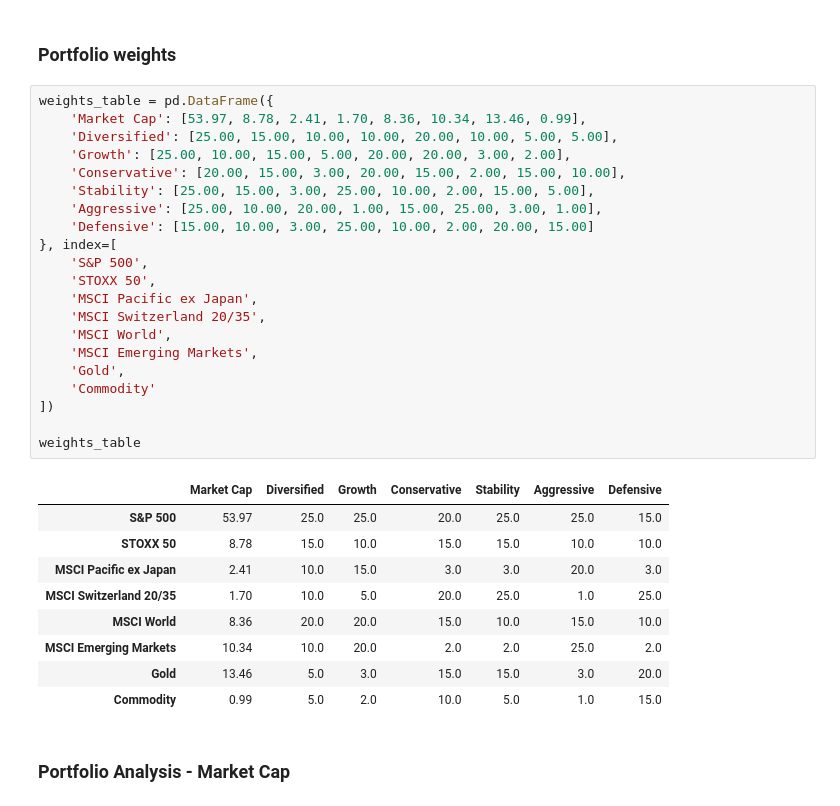
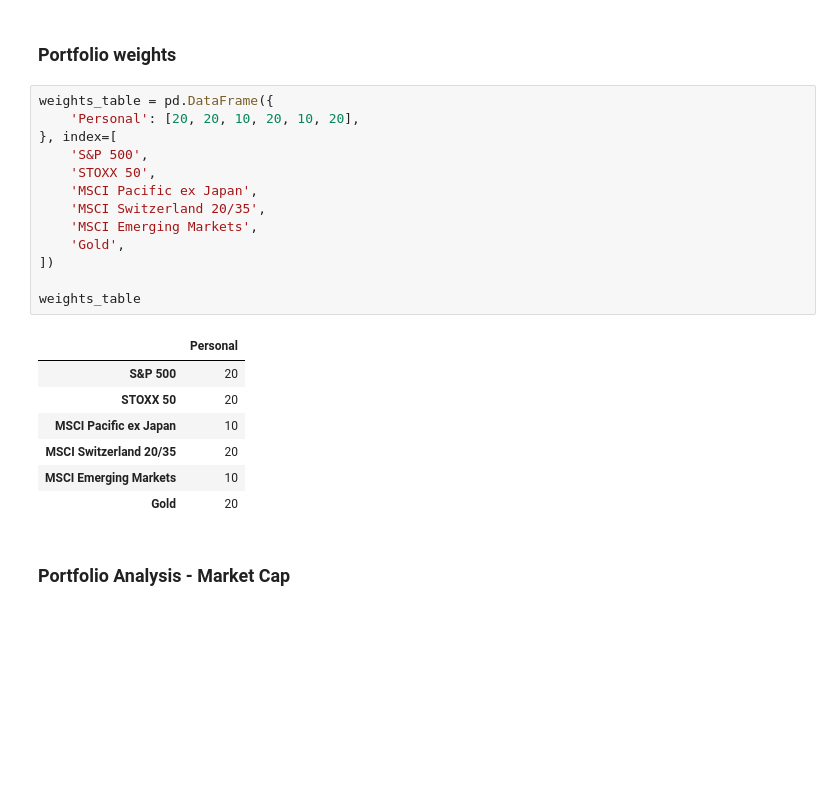
Before and after one commit to QuantDreamGit/ETF, a Jupyter notebook: Research/component_analysis/component_analysis.ipynb, the cells around one changed output. Drawn from its saved outputs; the diff is of its cells as text; blank space fills up the shorter version.

```diff
--- a/Research/component_analysis/component_analysis.ipynb
+++ b/Research/component_analysis/component_analysis.ipynb
@@ -121,36 +124,26 @@ fees
 # %% [markdown]
 ### Portfolio weights
-# %%
-weights_table = pd.DataFrame({
-    'Market Cap': [53.97, 8.78, 2.41, 1.70, 8.36, 10.34, 13.46, 0.99],
-    'Diversified': [25.00, 15.00, 10.00, 10.00, 20.00, 10.00, 5.00, 5.00],
-    'Growth': [25.00, 10.00, 15.00, 5.00, 20.00, 20.00, 3.00, 2.00],
-    'Conservative': [20.00, 15.00, 3.00, 20.00, 15.00, 2.00, 15.00, 10.00],
-    'Stability': [25.00, 15.00, 3.00, 25.00, 10.00, 2.00, 15.00, 5.00],
-    'Aggressive': [25.00, 10.00, 20.00, 1.00, 15.00, 25.00, 3.00, 1.00],
-    'Defensive': [15.00, 10.00, 3.00, 25.00, 10.00, 2.00, 20.00, 15.00]
-}, index=[
-    'S&P 500',
-    'STOXX 50',
-    'MSCI Pacific ex Japan',
-    'MSCI Switzerland 20/35',
-    'MSCI World',
-    'MSCI Emerging Markets',
-    'Gold',
-    'Commodity'
-])
-
-weights_table
-# %% [output]
-|  | Market Cap | Diversified | Growth | Conservative | Stability | Aggressive | Defensive |
-| S&P 500 | 53.97 | 25.0 | 25.0 | 20.0 | 25.0 | 25.0 | 15.0 |
-| STOXX 50 | 8.78 | 15.0 | 10.0 | 15.0 | 15.0 | 10.0 | 10.0 |
-| MSCI Pacific ex Japan | 2.41 | 10.0 | 15.0 | 3.0 | 3.0 | 20.0 | 3.0 |
-| MSCI Switzerland 20/35 | 1.70 | 10.0 | 5.0 | 20.0 | 25.0 | 1.0 | 25.0 |
-| MSCI World | 8.36 | 20.0 | 20.0 | 15.0 | 10.0 | 15.0 | 10.0 |
-| MSCI Emerging Markets | 10.34 | 10.0 | 20.0 | 2.0 | 2.0 | 25.0 | 2.0 |
-| Gold | 13.46 | 5.0 | 3.0 | 15.0 | 15.0 | 3.0 | 20.0 |
-| Commodity | 0.99 | 5.0 | 2.0 | 10.0 | 5.0 | 1.0 | 15.0 |
+# %%
+weights_table = pd.DataFrame({
+    'Personal': [20, 20, 10, 20, 10, 20],
+}, index=[
+    'S&P 500',
+    'STOXX 50',
+    'MSCI Pacific ex Japan',
+    'MSCI Switzerland 20/35',
+    'MSCI Emerging Markets',
+    'Gold',
+])
+
+weights_table
+# %% [output]
+|  | Personal |
+| S&P 500 | 20 |
+| STOXX 50 | 20 |
+| MSCI Pacific ex Japan | 10 |
+| MSCI Switzerland 20/35 | 20 |
+| MSCI Emerging Markets | 10 |
+| Gold | 20 |
 # %% [markdown]
 ### Portfolio Analysis - Market Cap
 # %%
```
Also changed, not shown: parts of 20 cells of this notebook, 12 other files.
